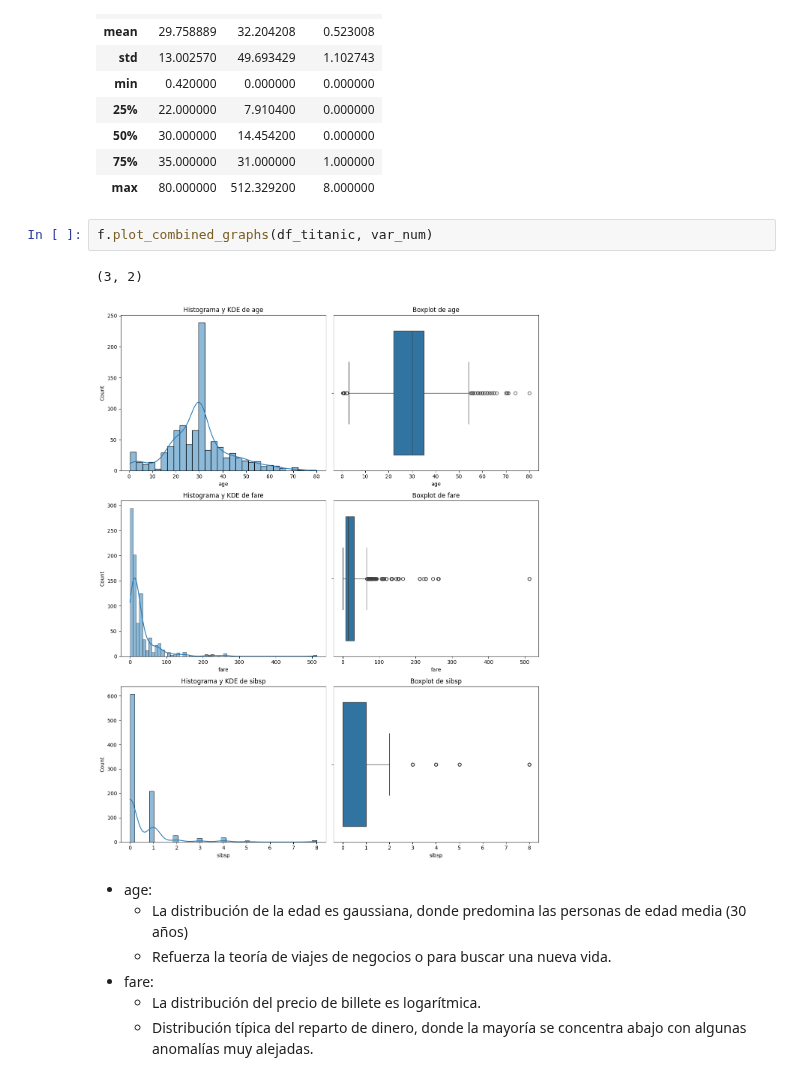
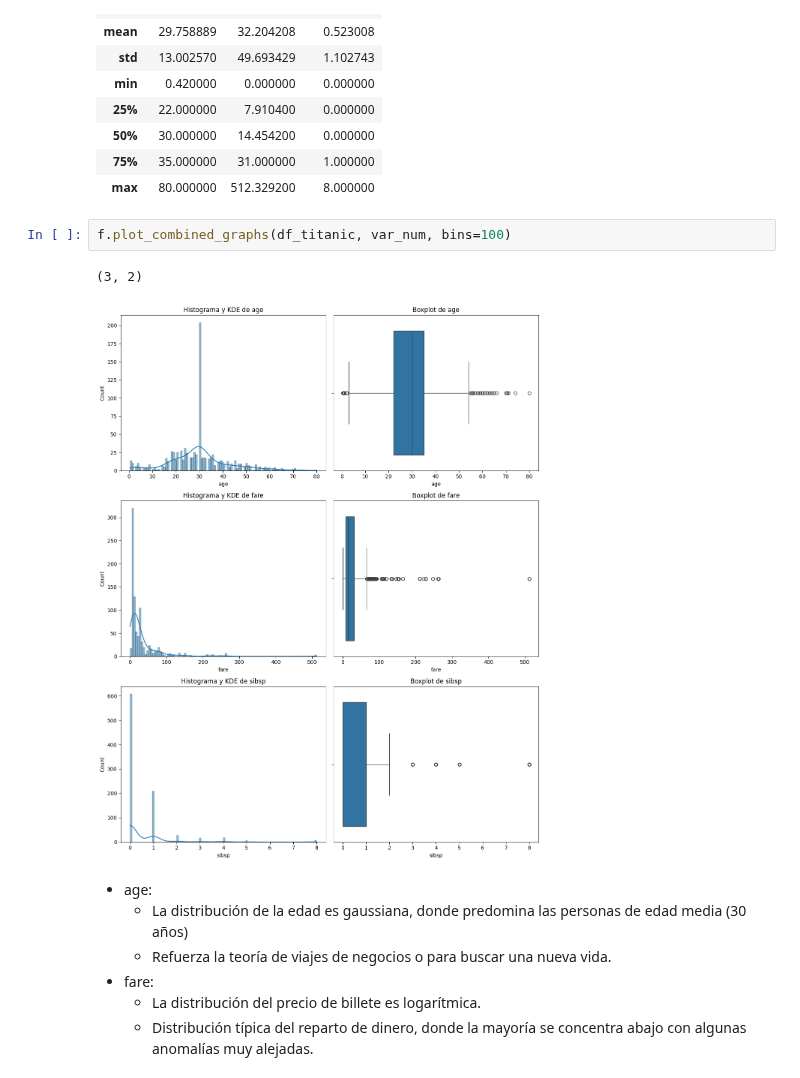
Before and after one commit to PedroHBas/DS-Online-PedroHBas, a Jupyter notebook: 03_Data_Analysis/Sprint_07/Unidad_01_Estadistica_Descriptiva_Univariante/03_Practica_Obligatoria/18_Practica_Obligatoria_Univariante.ipynb, the cells around one changed output. Drawn from its saved outputs; the diff is of its cells as text.

```diff
--- a/03_Data_Analysis/Sprint_07/Unidad_01_Estadistica_Descriptiva_Univariante/03_Practica_Obligatoria/18_Practica_Obligatoria_Univariante.ipynb
+++ b/03_Data_Analysis/Sprint_07/Unidad_01_Estadistica_Descriptiva_Univariante/03_Practica_Obligatoria/18_Practica_Obligatoria_Univariante.ipynb
@@ -288,10 +307,10 @@ df_titanic[var_num].describe()
 | 75% | 35.000000 | 31.000000 | 1.000000 |
 | max | 80.000000 | 512.329200 | 8.000000 |
 # %%
-f.plot_combined_graphs(df_titanic, var_num)
+f.plot_combined_graphs(df_titanic, var_num, bins=100)
 # %% [output]
 (3, 2)
-[figure, old version]
+[figure, new version]
 # %% [markdown]
 * age:
     * La distribución de la edad es gaussiana, donde predomina las personas de edad media (30 años)
```
Also changed, not shown: parts of 8 cells of this notebook.
